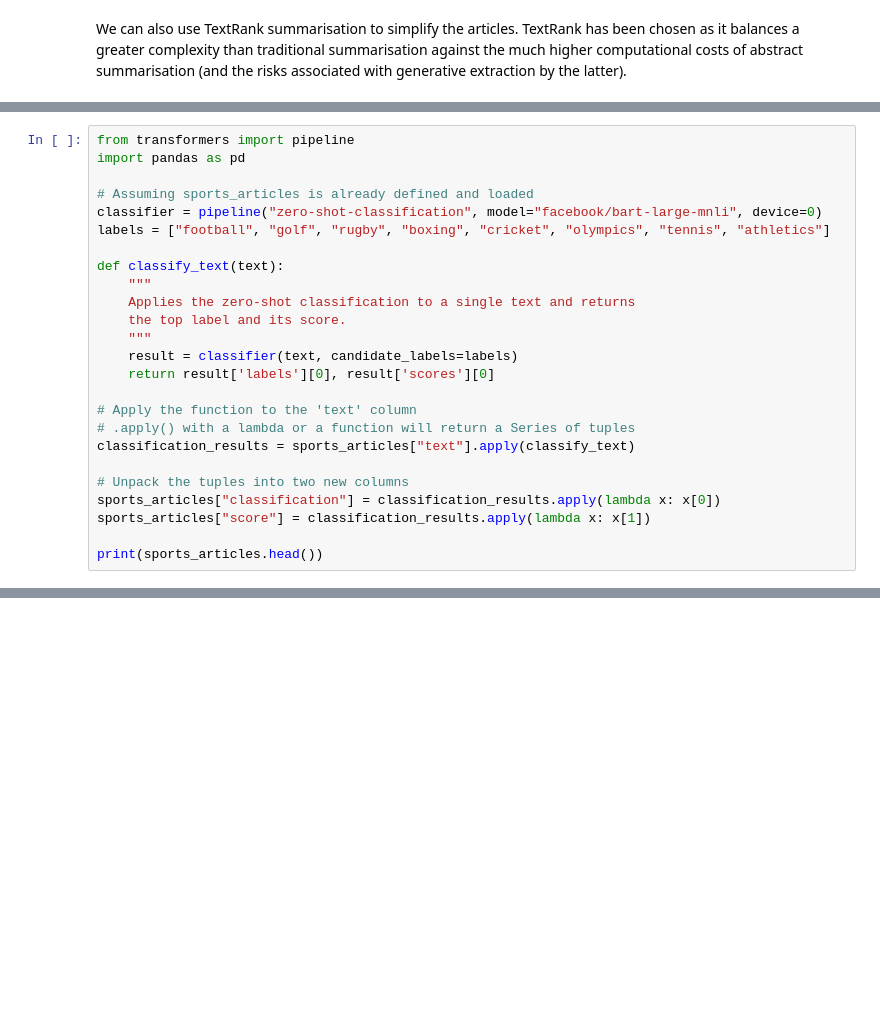
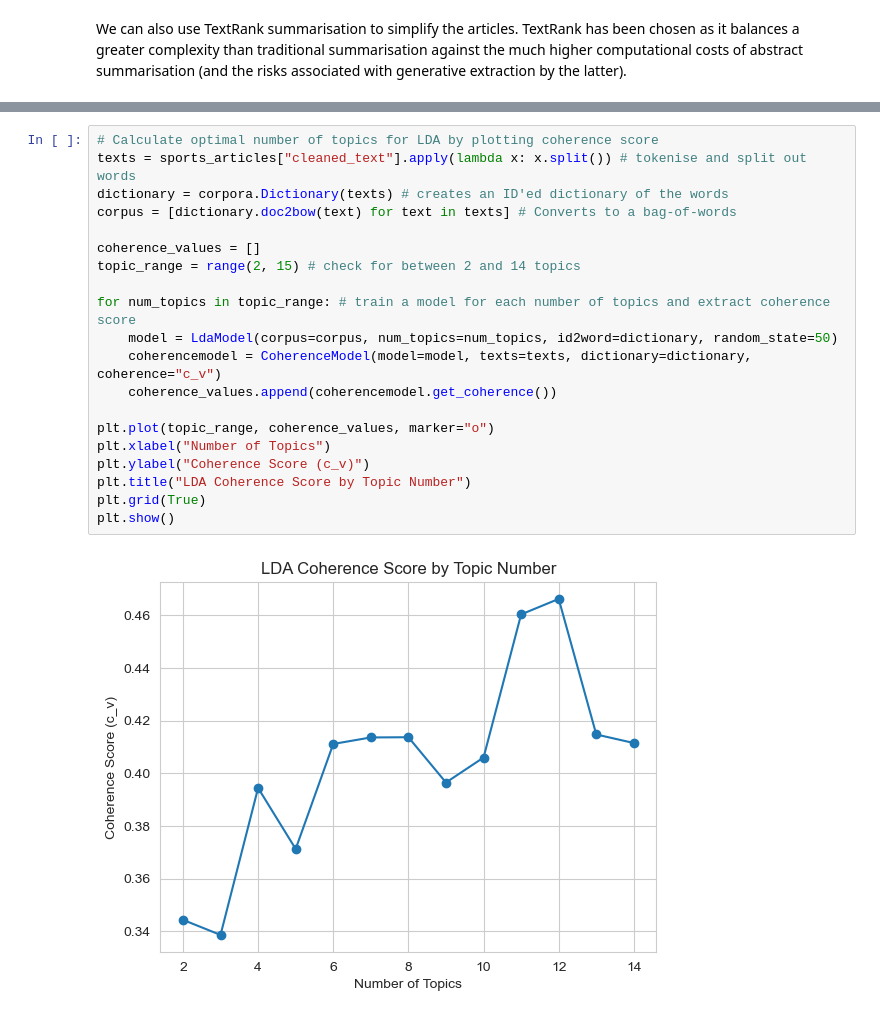
Before and after one commit to Scott-Trowers/BBC_News_NLP, a Jupyter notebook: BBC_News_NLP.ipynb, the cells around one changed output, grey strips where cells are left out. Drawn from its saved outputs; the diff is of its cells as text; blank space fills up the shorter version.

```diff
--- a/BBC_News_NLP.ipynb
+++ b/BBC_News_NLP.ipynb
@@ -417,25 +256,0 @@ KeyboardInterrupt
-# %%
-from transformers import pipeline
-import pandas as pd
-
-# Assuming sports_articles is already defined and loaded
-classifier = pipeline("zero-shot-classification", model="facebook/bart-large-mnli", device=0)
-labels = ["football", "golf", "rugby", "boxing", "cricket", "olympics", "tennis", "athletics"]
-
-def classify_text(text):
-    """
-    Applies the zero-shot classification to a single text and returns
-    the top label and its score.
-    """
-    result = classifier(text, candidate_labels=labels)
-    return result['labels'][0], result['scores'][0]
-
-# Apply the function to the 'text' column
-# .apply() with a lambda or a function will return a Series of tuples
-classification_results = sports_articles["text"].apply(classify_text)
-
-# Unpack the tuples into two new columns
-sports_articles["classification"] = classification_results.apply(lambda x: x[0])
-sports_articles["score"] = classification_results.apply(lambda x: x[1])
-
-print(sports_articles.head())
@@ -445,0 +278,22 @@ Device set to use cpu
+# %%
+# Calculate optimal number of topics for LDA by plotting coherence score
+texts = sports_articles["cleaned_text"].apply(lambda x: x.split()) # tokenise and split out words
+dictionary = corpora.Dictionary(texts) # creates an ID'ed dictionary of the words
+corpus = [dictionary.doc2bow(text) for text in texts] # Converts to a bag-of-words
+
+coherence_values = []
+topic_range = range(2, 15) # check for between 2 and 14 topics
+
+for num_topics in topic_range: # train a model for each number of topics and extract coherence score
+    model = LdaModel(corpus=corpus, num_topics=num_topics, id2word=dictionary, random_state=50)
+    coherencemodel = CoherenceModel(model=model, texts=texts, dictionary=dictionary, coherence="c_v")
+    coherence_values.append(coherencemodel.get_coherence())
+
+plt.plot(topic_range, coherence_values, marker="o")
+plt.xlabel("Number of Topics")
+plt.ylabel("Coherence Score (c_v)")
+plt.title("LDA Coherence Score by Topic Number")
+plt.grid(True)
+plt.show()
+# %% [output]
+[figure, added]
```
Also changed, not shown: parts of 70 cells of this notebook.
